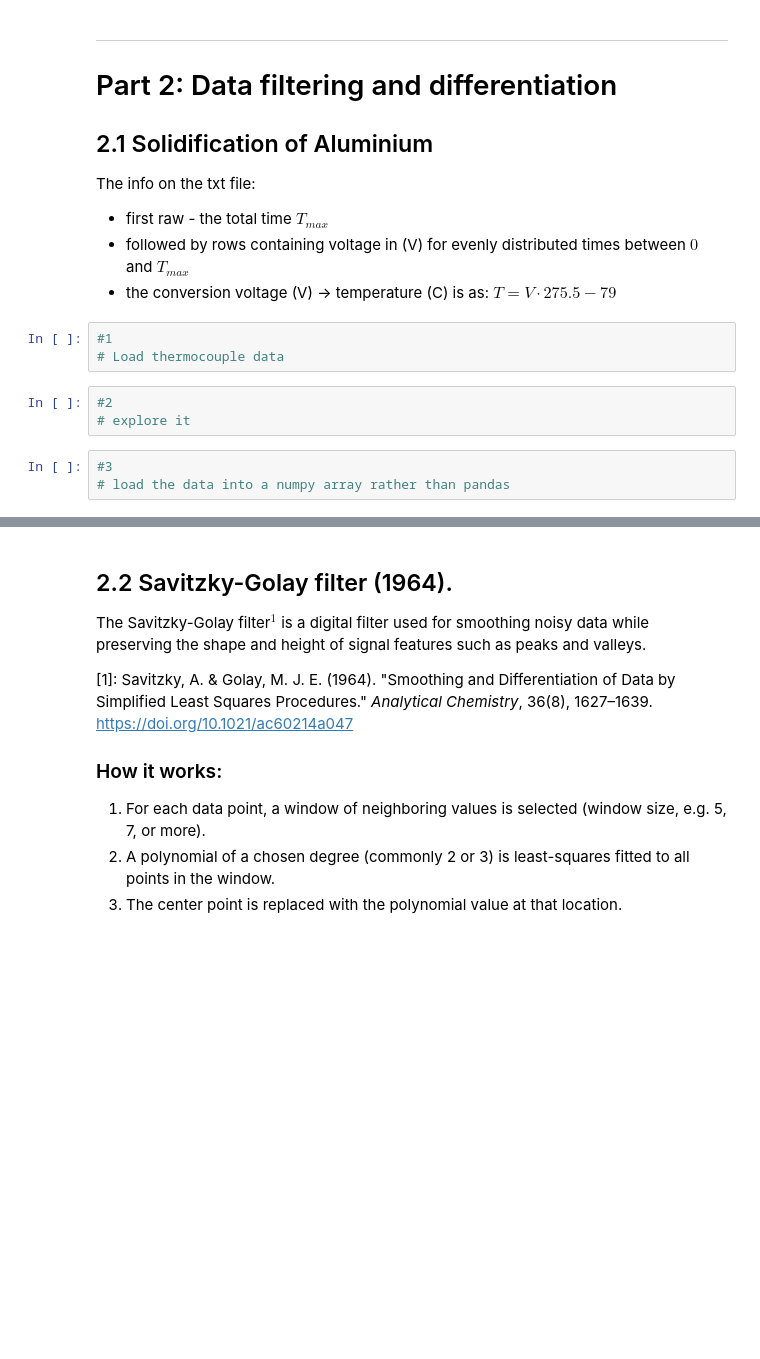
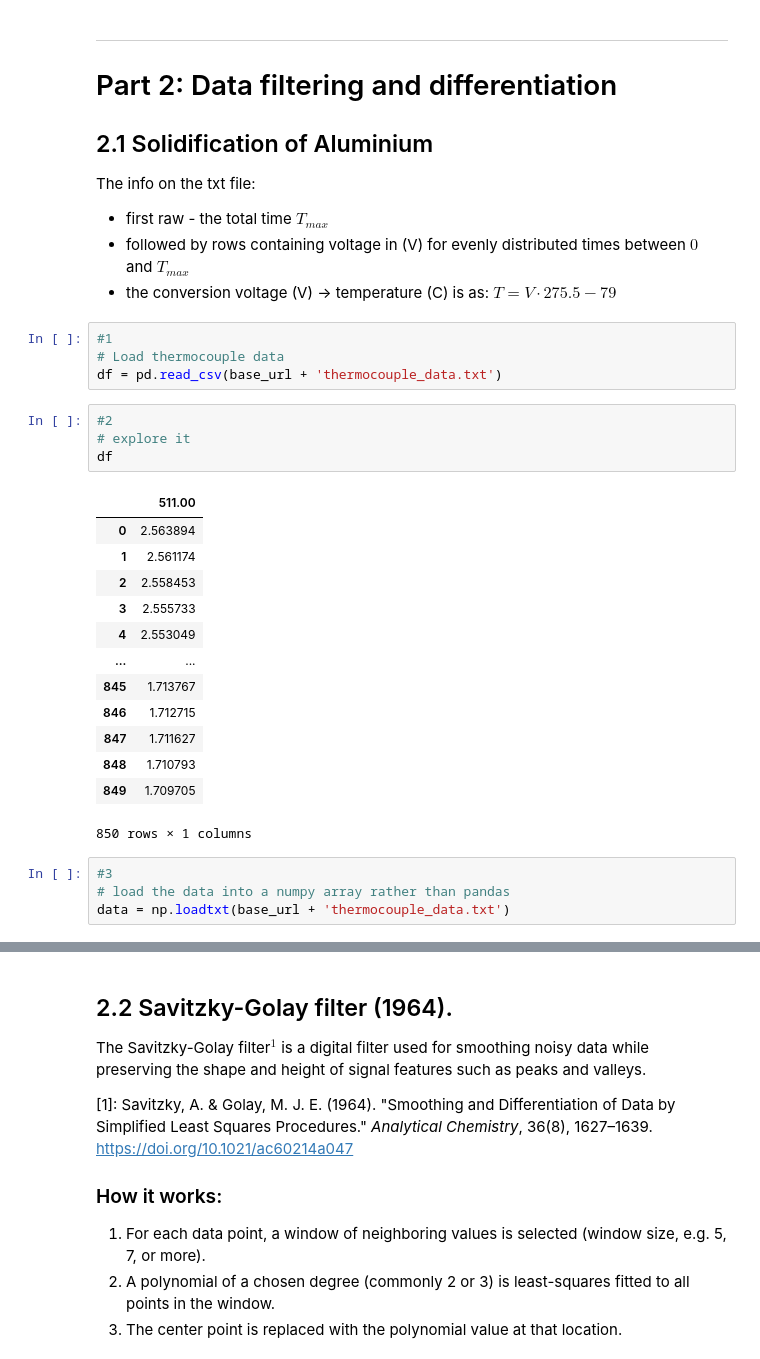
Before and after one commit to eliasgulema-max/neper, a Jupyter notebook: TMT4211_Material_Data_Analysis_Python_blank.ipynb, the cells around one changed output, grey strips where cells are left out. Cells and saved outputs as stored; diff of their text form; blank space fills up the shorter version.

```diff
--- a/TMT4211_Material_Data_Analysis_Python_blank.ipynb
+++ b/TMT4211_Material_Data_Analysis_Python_blank.ipynb
@@ -647,12 +647,29 @@ The info on the txt file:
 # %%
 #1
 # Load thermocouple data
+df = pd.read_csv(base_url + 'thermocouple_data.txt')
 # %%
 #2
 # explore it
+df
+# %% [output]
+|  | 511.00 |
+| 0 | 2.563894 |
+| 1 | 2.561174 |
+| 2 | 2.558453 |
+| 3 | 2.555733 |
+| 4 | 2.553049 |
+| ... | ... |
+| 845 | 1.713767 |
+| 846 | 1.712715 |
+| 847 | 1.711627 |
+| 848 | 1.710793 |
+| 849 | 1.709705 |
+850 rows × 1 columns
 # %%
 #3
 # load the data into a numpy array rather than pandas
+data = np.loadtxt(base_url + 'thermocouple_data.txt')
 # %%
 #4
 # explore
```
Also changed, not shown: parts of 27 cells of this notebook.
